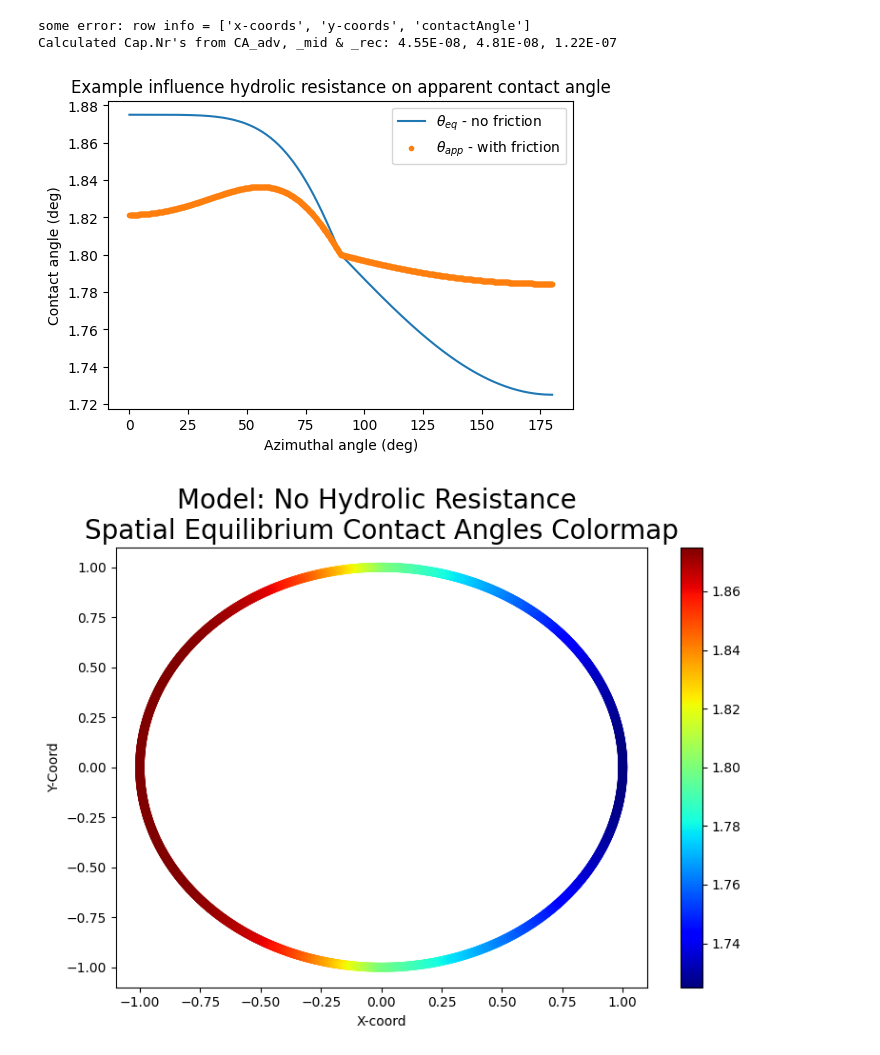
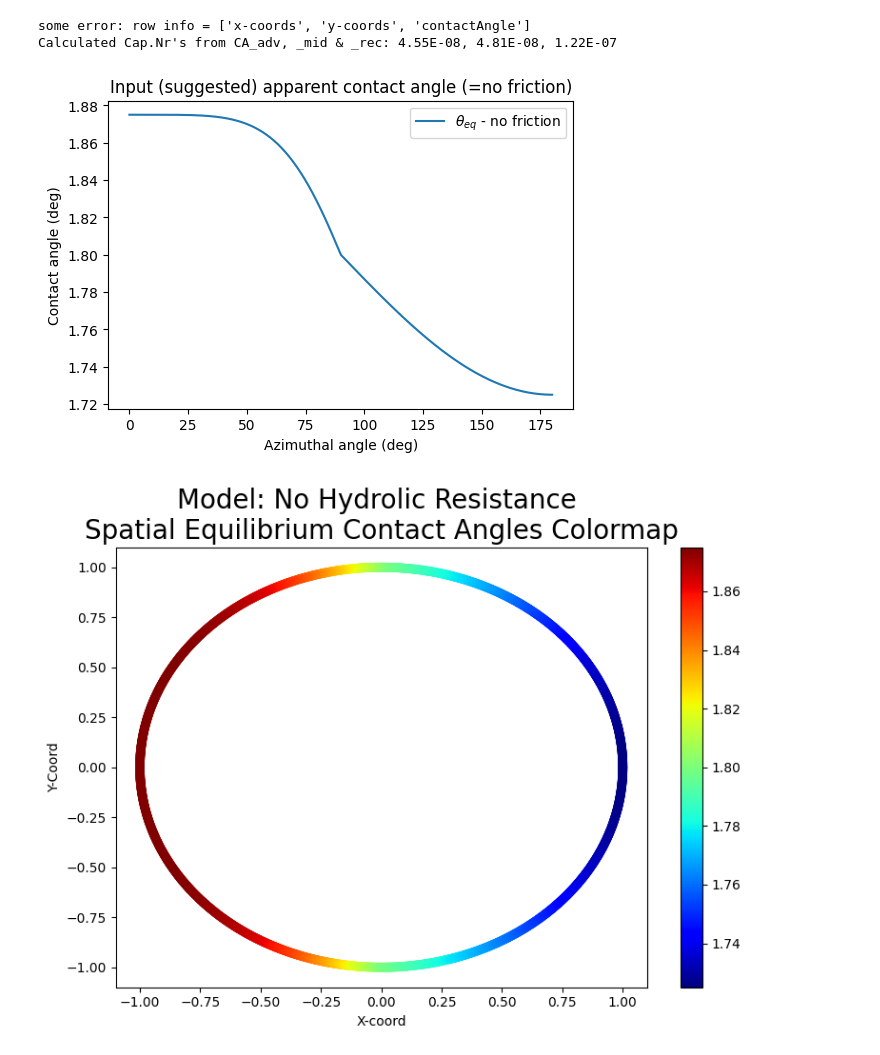
Before and after one commit to Sjendieee/InterferometryPython, a Jupyter notebook: Fitting_spatial_CA_profiles_CoxVoinov.ipynb, the cells around one changed output. Drawn from its saved outputs; the diff is of its cells as text; code cells hidden in the pictures.

```diff
--- a/Fitting_spatial_CA_profiles_CoxVoinov.ipynb
+++ b/Fitting_spatial_CA_profiles_CoxVoinov.ipynb
@@ -9,7 +9,7 @@ import json
 #define img nr
 imgNr = 32
 #define folder path
-folder_path = "G:\\2024_05_07_PLMA_Basler15uc_Zeiss5x_dodecane_Xp1_31_S2_WEDGE_2coverslip_spacer_V3\\Analysis CA Spatial"
+folder_path = "H:\\2024_05_07_PLMA_Basler15uc_Zeiss5x_dodecane_Xp1_31_S2_WEDGE_2coverslip_spacer_V3\\Analysis CA Spatial"
 #import CA datafile paths
 file_paths = [os.path.join(folder_path, f"ContactAngleData {imgNr}.csv")]
 
@@ -86,6 +86,8 @@ def fitSpatialCA(xcoord, ycoord, CA, middleCoord):
     theta_app = lambda theta_eq, Ca, R, l: (9 * Ca * np.log(R/l) + theta_eq**3)**(1/3)
 
     anglerange = np.linspace(0,1,1000)          #0-1pi
+    angle = np.linspace(0, np.pi, 1000)        #0-pi
+
     k = 3                                       #power order for 'steepness' of sin curve
 
 #    f_theta_eq = lambda anglerange, k: (((0.5+np.sin(anglerange*np.pi-np.pi/2)/2)**((2*(1-anglerange))**k))*2 + 1) * np.pi / 180           #base function - [1-3], so around 2+-1
@@ -110,10 +112,10 @@ def fitSpatialCA(xcoord, ycoord, CA, middleCoord):
     #plot eq & apparent contact angle vs azimuthal angle
     fig1, ax1 = plt.subplots(figsize=(6,4))
     ax1.plot(angle*180/np.pi, theta_eq, label=r'$\theta_{eq}$ - no friction')
-    ax1.plot(angle*180/np.pi, theta_app, '.', label = r'$\theta_{app}$ - with friction')
-    ax1.set(xlabel='Azimuthal angle (deg)', ylabel='Contact angle (deg)', title='Example influence hydrolic resistance on apparent contact angle')
+    #ax1.plot(angle*180/np.pi, theta_app, '.', label = r'$\theta_{app}$ - with friction')
+    ax1.set(xlabel='Azimuthal angle (deg)', ylabel='Contact angle (deg)', title='Input (suggested) apparent contact angle (=no friction)') #title='Example influence hydrolic resistance on apparent contact angle'
     ax1.legend(loc='best')
-    #fig1.savefig(f"C:\\Downloads\\CA vs azimuthal Ca={max(Ca)}, x={x}, l={l}.png", dpi=600)
+    fig1.savefig(f"C:\\Downloads\\CA vs azimuthal Ca={max(Ca)}, x={R}, l={l}.png", dpi=600)
     plt.show()
 
     # fig7, ax7 = plt.subplots()
@@ -126,34 +128,34 @@ def fitSpatialCA(xcoord, ycoord, CA, middleCoord):
     xArrFinal = np.cos(anglerange * np.pi)
     yArrFinal = np.sin(anglerange* np.pi)
     im3 = ax3.scatter([xArrFinal, np.flip(xArrFinal)], [yArrFinal, -np.flip(yArrFinal)], c=[np.flip(theta_eq), theta_eq], cmap='jet', vmin=min(theta_eq), vmax=max(theta_eq))
     ax3.set_xlabel("X-coord"); ax3.set_ylabel("Y-Coord");
     ax3.set_title(f"Model: No Hydrolic Resistance \nSpatial Equilibrium Contact Angles Colormap", fontsize = 20)
     fig3.colorbar(im3)
     #fig3.savefig("C:\\Downloads\\NOhydrolic.png", dpi=600)
 
     #plot apparent (W/ FRICTION) contact angle vs 'spatial X,Y-coordinates'
     fig4, ax4 = plt.subplots(figsize=(9,6))
     im4 = ax4.scatter([xArrFinal, np.flip(xArrFinal)], [yArrFinal, -np.flip(yArrFinal)], c=[np.flip(theta_app), theta_app], cmap='jet', vmin=min(theta_app), vmax=max(theta_app))
     ax4.set_xlabel("X-coord"); ax4.set_ylabel("Y-Coord");
     ax4.set_title(f"Model: Effect of viscous friction\nSpatial Predicted Apparent Contact Angles Colormap", fontsize = 20)
     fig4.colorbar(im4)
     #fig4.savefig(f"C:\\Downloads\\YEShydrolic Ca={max(Ca)}, x={x}, l={l}.png", dpi=600)
 
     return
 
 fitSpatialCA(xcoord, ycoord, CA, middleCoord)
 
 angle = np.linspace(0, np.pi, 1000)
 #theta_eq = (np.sin(angle-np.pi/2) + 2) * np.pi / 180
 
 # Ca = -1.55E-7 * np.sin(angle-np.pi/2)  #OG standard Ca curve: normal sinus between + and - the value
 # fig1, ax1 = plt.subplots(figsize=(6,4))
 # ax1.plot(angle*180/np.pi, Ca)
 # ax1.set(xlabel = 'Contact angle', ylabel = 'Capillary number')
 # %% [output]
 some error: row info = ['x-coords', 'y-coords', 'contactAngle']
 Calculated Cap.Nr's from CA_adv, _mid & _rec: 4.55E-08, 4.81E-08, 1.22E-07
-[figure, old version]
+[figure, new version]
 [figure]
 [figure]
 # %%
```
Also changed, not shown: 2 other files.
